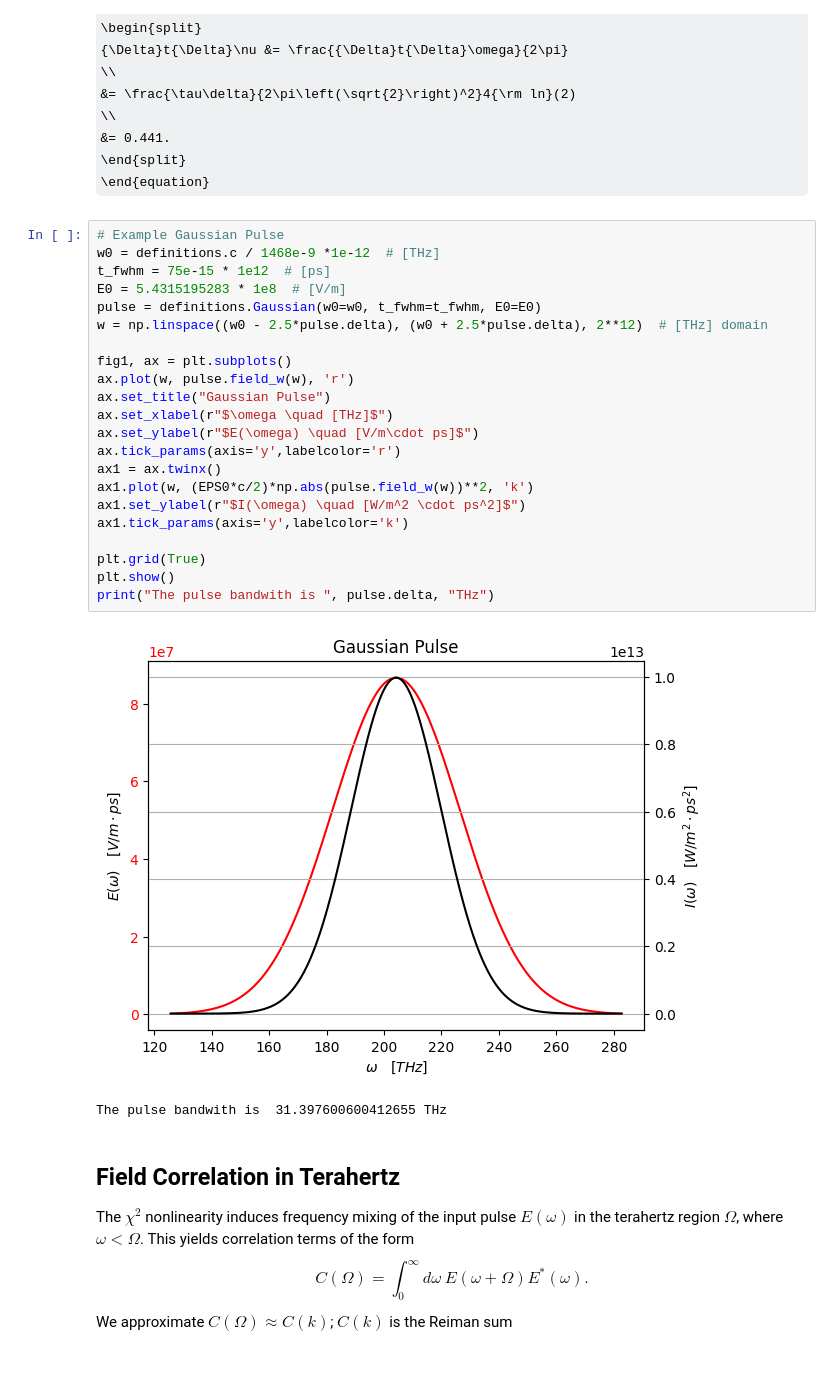
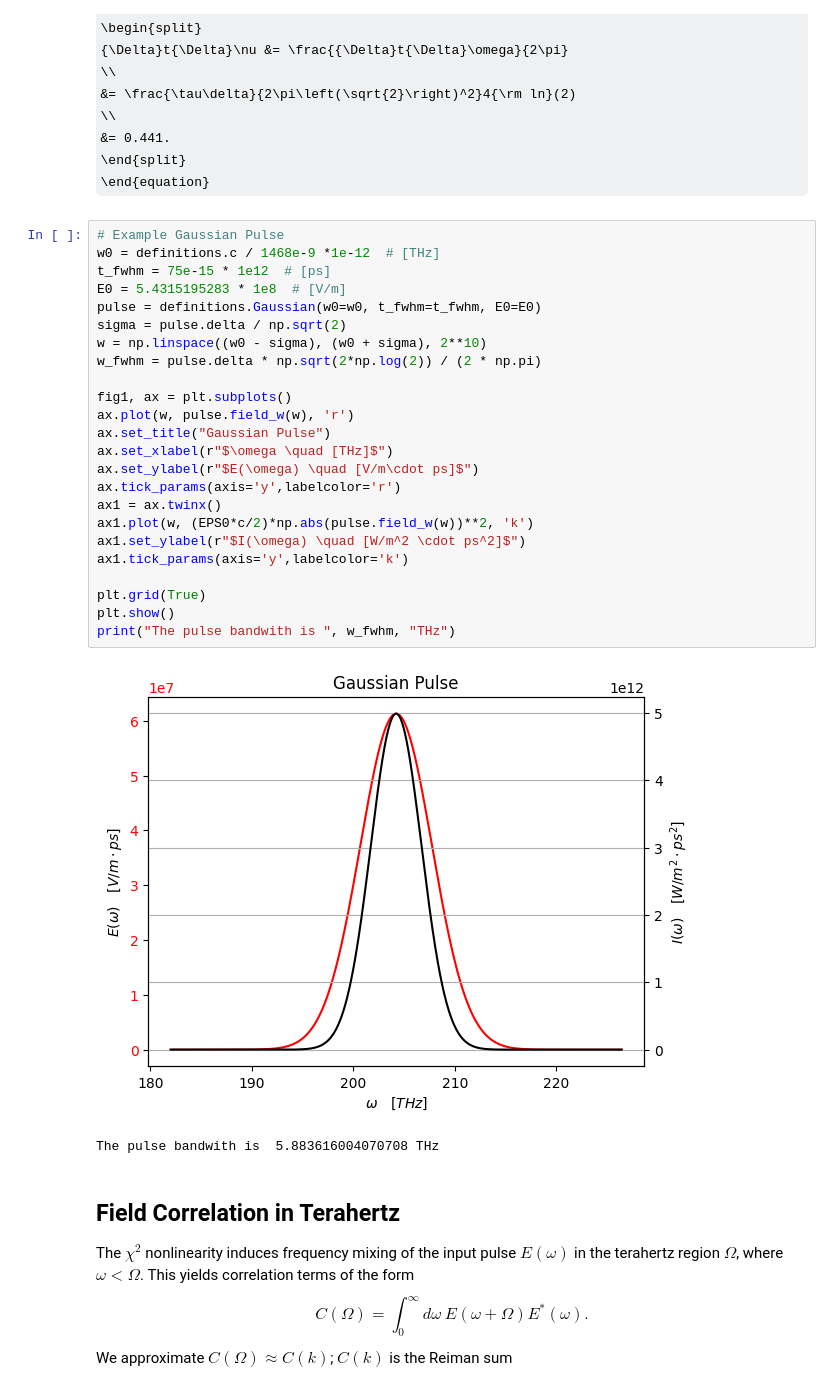
Before and after one commit to p-engel/nonlinear_optics, a Jupyter notebook: optical_rectification/analysis.ipynb, the cells around one changed output. Cells and saved outputs as stored; diff of their text form; some formulas as TeX source.

```diff
--- a/optical_rectification/analysis.ipynb
+++ b/optical_rectification/analysis.ipynb
@@ -61,28 +61,30 @@ This result yields the well known time-bandwidth product of a Fourier transform
 # %%
 # Example Gaussian Pulse
 w0 = definitions.c / 1468e-9 *1e-12  # [THz]
 t_fwhm = 75e-15 * 1e12  # [ps]
 E0 = 5.4315195283 * 1e8  # [V/m]
 pulse = definitions.Gaussian(w0=w0, t_fwhm=t_fwhm, E0=E0)
-w = np.linspace((w0 - 2.5*pulse.delta), (w0 + 2.5*pulse.delta), 2**12)  # [THz] domain
+sigma = pulse.delta / np.sqrt(2)
+w = np.linspace((w0 - sigma), (w0 + sigma), 2**10)
+w_fwhm = pulse.delta * np.sqrt(2*np.log(2)) / (2 * np.pi)
 
 fig1, ax = plt.subplots()
 ax.plot(w, pulse.field_w(w), 'r')
 ax.set_title("Gaussian Pulse")
 ax.set_xlabel(r"$\omega \quad [THz]$")
 ax.set_ylabel(r"$E(\omega) \quad [V/m\cdot ps]$")
 ax.tick_params(axis='y',labelcolor='r')
 ax1 = ax.twinx()
 ax1.plot(w, (EPS0*c/2)*np.abs(pulse.field_w(w))**2, 'k')
 ax1.set_ylabel(r"$I(\omega) \quad [W/m^2 \cdot ps^2]$")
 ax1.tick_params(axis='y',labelcolor='k')
 
 plt.grid(True)
 plt.show()
-print("The pulse bandwith is ", pulse.delta, "THz")
+print("The pulse bandwith is ", w_fwhm, "THz")
 # %% [output]
-[figure, old version]
+[figure, new version]
-The pulse bandwith is  31.397600600412655 THz
+The pulse bandwith is  5.883616004070708 THz
 # %% [markdown]
 ## Field Correlation in Terahertz
 
```
Also changed, not shown: parts of 8 cells of this notebook, 1 other file.
